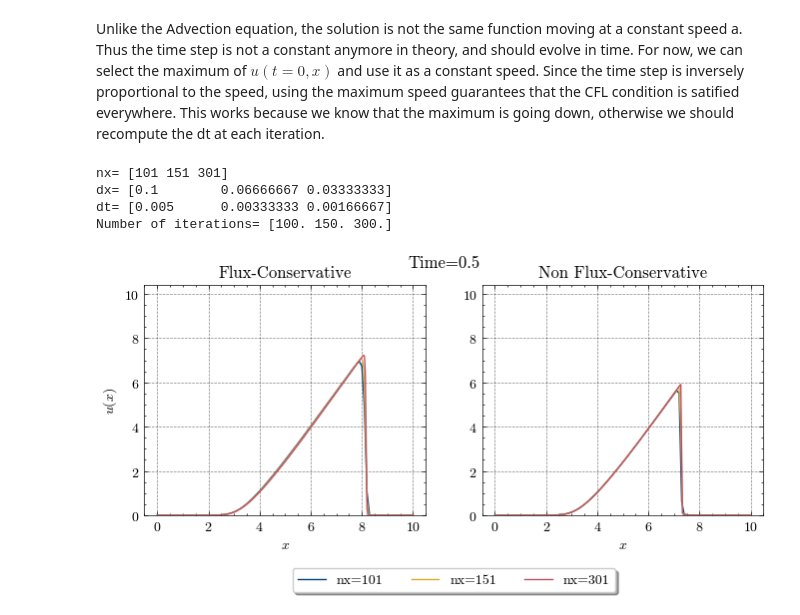
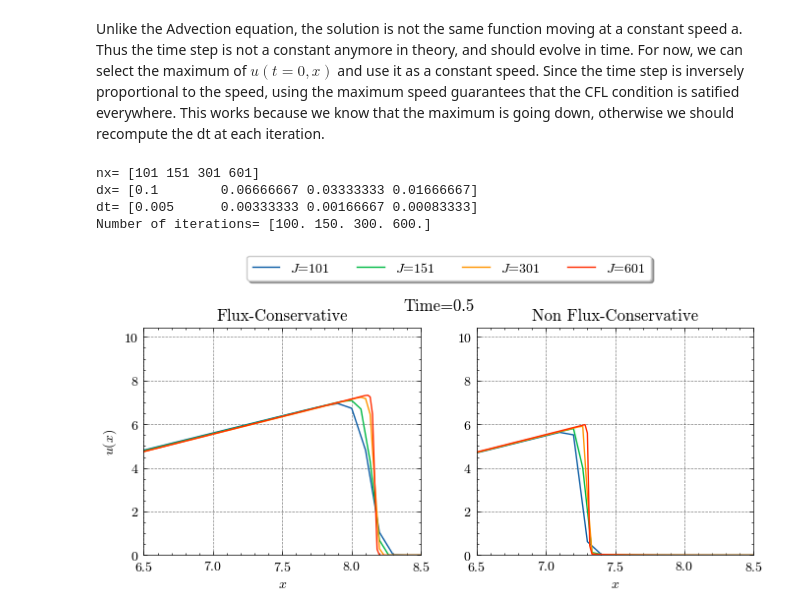
Before and after one commit to lisam10/numerical_relativity_2025, a Jupyter notebook: Burgers/Burgers_Eq_res.ipynb, the cells around one changed output. Cells and saved outputs as stored; diff of their text form; code cells hidden in the pictures.

Commit message:
final burgers plots

```diff
--- a/Burgers/Burgers_Eq_res.ipynb
+++ b/Burgers/Burgers_Eq_res.ipynb
@@ -16,11 +16,11 @@ import numpy as np
 import matplotlib.pyplot as plt
 
 import scienceplots
-plt.style.use(['science', 'grid', 'high-contrast', 'no-latex'])
+plt.style.use(['science', 'grid', 'no-latex'])
 # %%
 #domain ---------------------------
 L = 10.0         #domain length
-nx = np.array([101, 151, 301])         #number of points
+nx = np.array([101, 151, 301, 601])         #number of points
 dx = L/(nx-1)    #grid space
 x = [np.linspace(0, L, ni) for ni in nx]
 
@@ -53,10 +53,10 @@ print('dx=',dx)
 print('dt=',dt)
 print('Number of iterations=',t_final/dt)
 # %% [output]
-nx= [101 151 301]
-dx= [0.1        0.06666667 0.03333333]
-dt= [0.005      0.00333333 0.00166667]
-Number of iterations= [100. 150. 300.]
+nx= [101 151 301 601]
+dx= [0.1        0.06666667 0.03333333 0.01666667]
+dt= [0.005      0.00333333 0.00166667 0.00083333]
+Number of iterations= [100. 150. 300. 600.]
 # %%
 fig, ax = plt.subplots(1, 2, figsize = (8,3))
 ax[0].set(xlabel = "$x$", ylabel = "$u(x)$", title = "Flux-Conservative", ylim = [0, 10.4])
@@ -64,7 +64,7 @@ ax[1].set(xlabel = "$x$", title = "Non Flux-Conservative", ylim = [0, 10.4])
 
 u_current = [np.copy(u_i) for u_i in u_initial]
 
-for j in range(3):
+for j in range(len(nx)):
     t = 0.0
     i = 0
 
@@ -88,43 +88,46 @@ for j in range(3):
             fc_u_30 = u_current[j].copy()
             t_30 = False
 
-    ax[0].plot(x[j], u_current[j], label = 'nx=' + str(nx[j]))
+    ax[0].plot(x[j], u_current[j], label = '$J$=' + str(nx[j]))
 
-ax[0].legend(loc='upper center', bbox_to_anchor=(1.1, -0.2),
-          fancybox=True, shadow=True, ncol=3)
+ax[0].set(xlim = (6.5,8.5))
+ax[0].legend(loc='upper center', bbox_to_anchor=(1.1, 1.35),
+          fancybox=True, shadow=True, ncol=len(nx))
 
 
 u_current = [np.copy(u_i) for u_i in u_initial]
 
-for j in range(3):
+for j in range(len(nx)):
     t = 0.0
     i = 0
 
     time = []
     time.append(0.0)
 
     t_10 = True #to save the plots at t = 0.1
     t_30 = True #t = 0.3
 
     while t <= t_final:
         u_next = u_current[j] - dt[j]/dx[j] * u_current[j] * (u_current[j] - np.roll(u_current[j], +1))
         u_current[j] = u_next.copy()
 
         t += dt[j]
         i += 1
 
         if (t >= 0.1 and t_10):
             nfc_u_10= u_current[j].copy()
             t_10 = False
         if (t >= 0.3 and t_30):
             nfc_u_30 = u_current[j].copy()
             t_30 = False
 
     ax[1].plot(x[j],u_current[j])
 
+ax[1].set(xlim = (6.5,8.5))
+
 
 plt.suptitle('Time=0.5')
-plt.savefig('res_t0_5bb.png', dpi = 200)
+plt.savefig('plots/new/res_t0_5_zoom.png', dpi = 200)
 plt.show()
 # %% [output]
-[figure, old version]
+[figure, new version]
```
Also changed, not shown: 9 other files.
